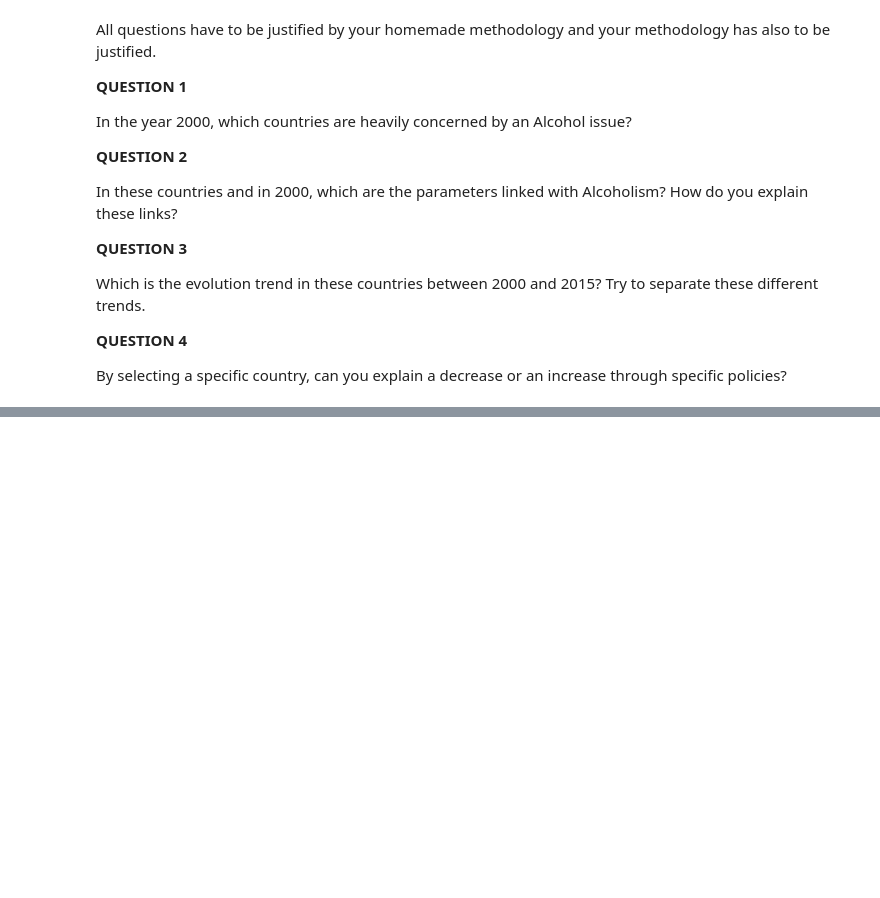
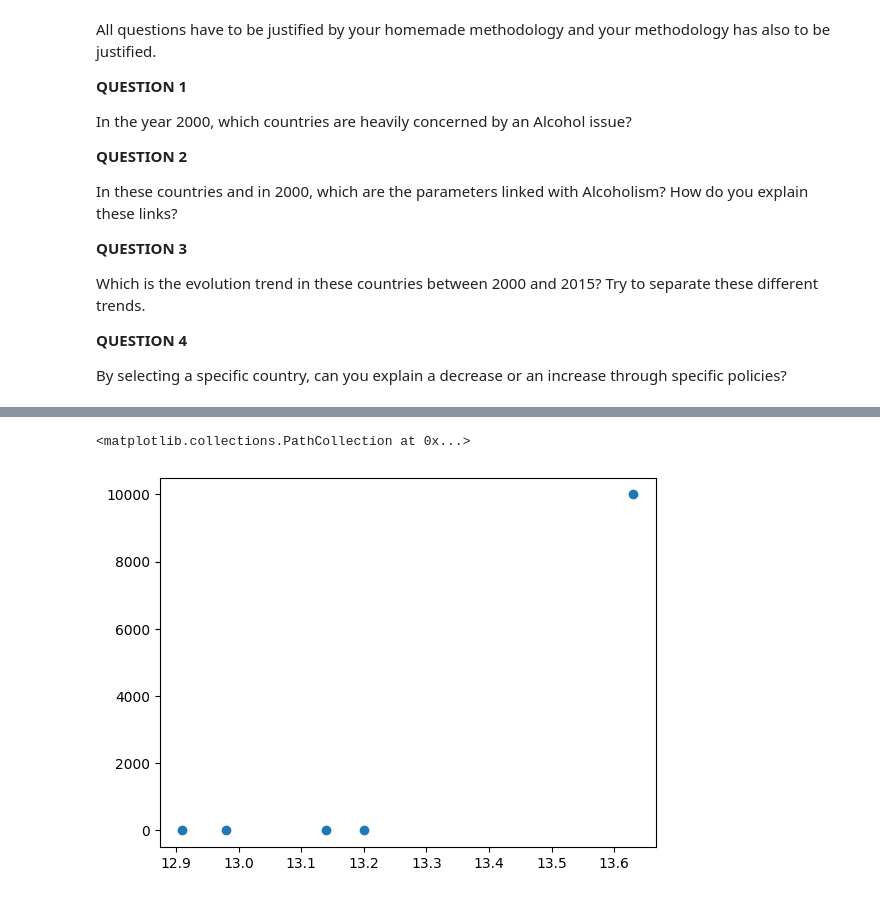
Before and after one commit to MurphLaws/Exp, a Jupyter notebook: Machine Learning/TP3_Clustering.ipynb, the cells around one changed output, grey strips where cells are left out. Saved outputs shown, nothing was run; the diff lists cells and outputs as text; code cells hidden in the pictures; blank space fills up the shorter version.

```diff
--- a/Machine Learning/TP3_Clustering.ipynb
+++ b/Machine Learning/TP3_Clustering.ipynb
@@ -525,0 +585,7 @@ By selecting a specific country, can you explain a decrease or an increase throu
+# %%
+#For df_2000_alcohol plot the hepatitis vs alcohol
+
+plt.scatter(df_2000_alcohol.Alcohol , df_2000_alcohol.Measles)
+# %% [output]
+<matplotlib.collections.PathCollection at 0x...>
+[figure, added]
```
Also changed, not shown: parts of 5 cells of this notebook, 2 other files.
